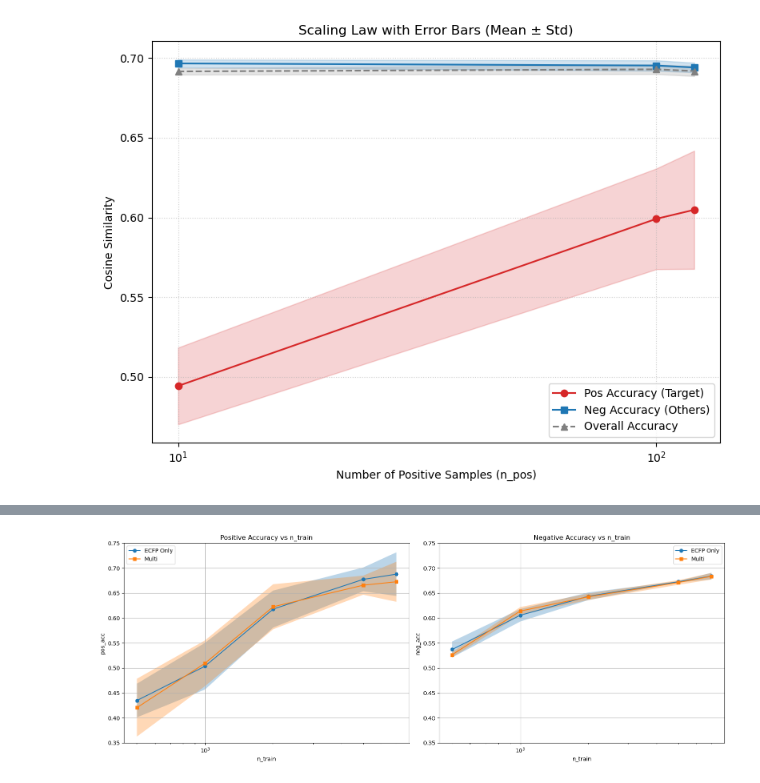
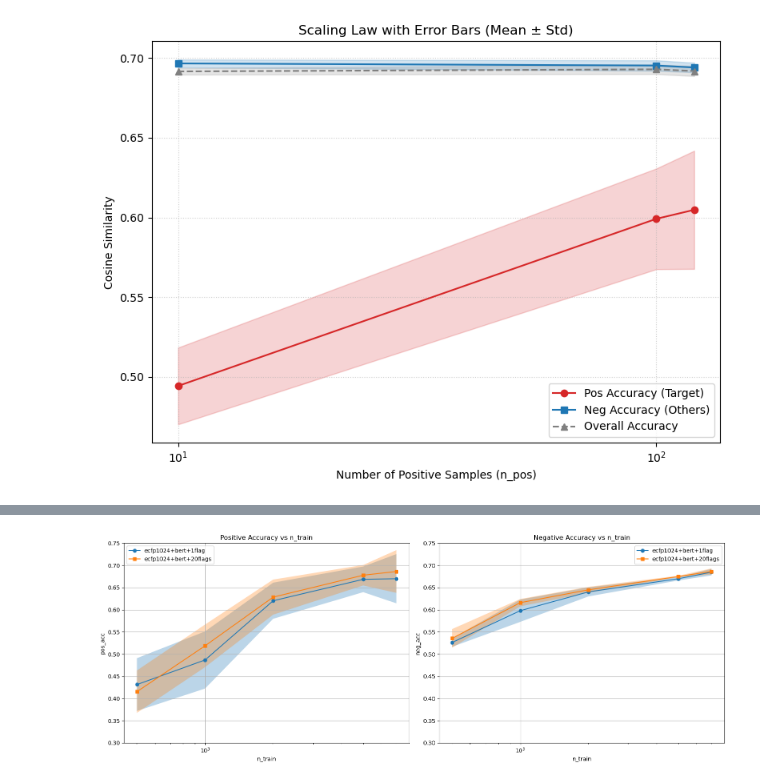
Before and after one commit to 0tum/massspec, a Jupyter notebook: plot.ipynb, the cells around one changed output, grey strips where cells are left out. Saved outputs shown, nothing was run; the diff lists cells and outputs as text; code cells hidden in the pictures.

```diff
--- a/plot.ipynb
+++ b/plot.ipynb
@@ -113,85 +116,72 @@ None
 import pandas as pd
 import matplotlib.pyplot as plt
 
+first_feature = 'ecfp1024+bert+1flag'
+second_feature = 'ecfp1024+bert+20flags'
+
 # Load the dataframes
-df_ecfp = pd.read_csv('tmp/has_F-vanilla-scaling_ecfponly.csv')
-df_multi = pd.read_csv('tmp/has_F-vanilla-scaling_ecfp+bert+flag.csv')
+df_ecfp = pd.read_csv(f'tmp/scaling/scaling-has_F-{first_feature}.csv')
+df_multi = pd.read_csv(f'tmp/scaling/scaling-has_F-{second_feature}.csv')
 
 # Aggregation function
 def aggregate_data(df, metric):
     return df.groupby('n_train')[metric].agg(['mean', 'std']).reset_index()
 
 # Prepare data for pos_acc
-ecfp_pos = aggregate_data(df_ecfp, 'pos_acc')
-multi_pos = aggregate_data(df_multi, 'pos_acc')
+first_pos = aggregate_data(df_ecfp, 'pos_acc')
+second_pos = aggregate_data(df_multi, 'pos_acc')
 
 # Prepare data for neg_acc
-ecfp_neg = aggregate_data(df_ecfp, 'neg_acc')
-multi_neg = aggregate_data(df_multi, 'neg_acc')
-
+first_neg = aggregate_data(df_ecfp, 'neg_acc')
+second_neg = aggregate_data(df_multi, 'neg_acc')
 # Plotting
 fig, axes = plt.subplots(1, 2, figsize=(16, 6))
 
 # Plot pos_acc
 ax = axes[0]
-ax.plot(ecfp_pos['n_train'], ecfp_pos['mean'], label='ECFP Only', marker='o')
-ax.fill_between(ecfp_pos['n_train'],
-                ecfp_pos['mean'] - ecfp_pos['std'],
-                ecfp_pos['mean'] + ecfp_pos['std'],
+ax.plot(first_pos['n_train'], first_pos['mean'], label=first_feature, marker='o')
+ax.fill_between(first_pos['n_train'],
+                first_pos['mean'] - first_pos['std'],
+                first_pos['mean'] + first_pos['std'],
                 alpha=0.3)
 
-ax.plot(multi_pos['n_train'], multi_pos['mean'], label='Multi', marker='s')
-ax.fill_between(multi_pos['n_train'],
-                multi_pos['mean'] - multi_pos['std'],
-                multi_pos['mean'] + multi_pos['std'],
+ax.plot(second_pos['n_train'], second_pos['mean'], label=second_feature, marker='s')
+ax.fill_between(second_pos['n_train'],
+                second_pos['mean'] - second_pos['std'],
+                second_pos['mean'] + second_pos['std'],
                 alpha=0.3)
 
 ax.set_xlabel('n_train')
 ax.set_ylabel('pos_acc')
 ax.set_title('Positive Accuracy vs n_train')
 ax.legend()
 ax.grid(True)
-ax.set_ylim(0.35, 0.75)
+ax.set_ylim(0.30, 0.75)
 ax.set_xscale('log')
 
 # Plot neg_acc
 ax = axes[1]
-ax.plot(ecfp_neg['n_train'], ecfp_neg['mean'], label='ECFP Only', marker='o')
-ax.fill_between(ecfp_neg['n_train'],
-                ecfp_neg['mean'] - ecfp_neg['std'],
-                ecfp_neg['mean'] + ecfp_neg['std'],
+ax.plot(first_neg['n_train'], first_neg['mean'], label=first_feature, marker='o')
+ax.fill_between(first_neg['n_train'],
+                first_neg['mean'] - first_neg['std'],
+                first_neg['mean'] + first_neg['std'],
                 alpha=0.3)
 
-ax.plot(multi_neg['n_train'], multi_neg['mean'], label='Multi', marker='s')
-ax.fill_between(multi_neg['n_train'],
-                multi_neg['mean'] - multi_neg['std'],
-                multi_neg['mean'] + multi_neg['std'],
+ax.plot(second_neg['n_train'], second_neg['mean'], label=second_feature, marker='s')
+ax.fill_between(second_neg['n_train'],
+                second_neg['mean'] - second_neg['std'],
+                second_neg['mean'] + second_neg['std'],
                 alpha=0.3)
 
 ax.set_xlabel('n_train')
 ax.set_ylabel('neg_acc')
 ax.set_title('Negative Accuracy vs n_train')
 ax.legend()
 ax.grid(True)
-ax.set_ylim(0.35, 0.75)
+ax.set_ylim(0.30, 0.75)
 ax.set_xscale('log')
 
 plt.tight_layout()
-# plt.savefig('pos_neg_acc_comparison.png')
-
-# Save aggregated data
-# Combine all into one structured format for CSV
-ecfp_pos['metric'] = 'pos_acc'
-ecfp_pos['type'] = 'ECFP Only'
-multi_pos['metric'] = 'pos_acc'
-multi_pos['type'] = 'Multi'
-
-ecfp_neg['metric'] = 'neg_acc'
-ecfp_neg['type'] = 'ECFP Only'
-multi_neg['metric'] = 'neg_acc'
-multi_neg['type'] = 'Multi'
-
-df_agg_all = pd.concat([ecfp_pos, multi_pos, ecfp_neg, multi_neg], ignore_index=True)
-df_agg_all.to_csv('aggregated_pos_neg_comparison.csv', index=False)
+plt.savefig(f'tmp/png/comparison_scaling_{first_feature}_vs_{second_feature}.png', dpi=300)
 # %% [output]
-[figure, old version]
+[figure, new version]
```
Also changed, not shown: parts of 2 cells of this notebook, 32 other files.
